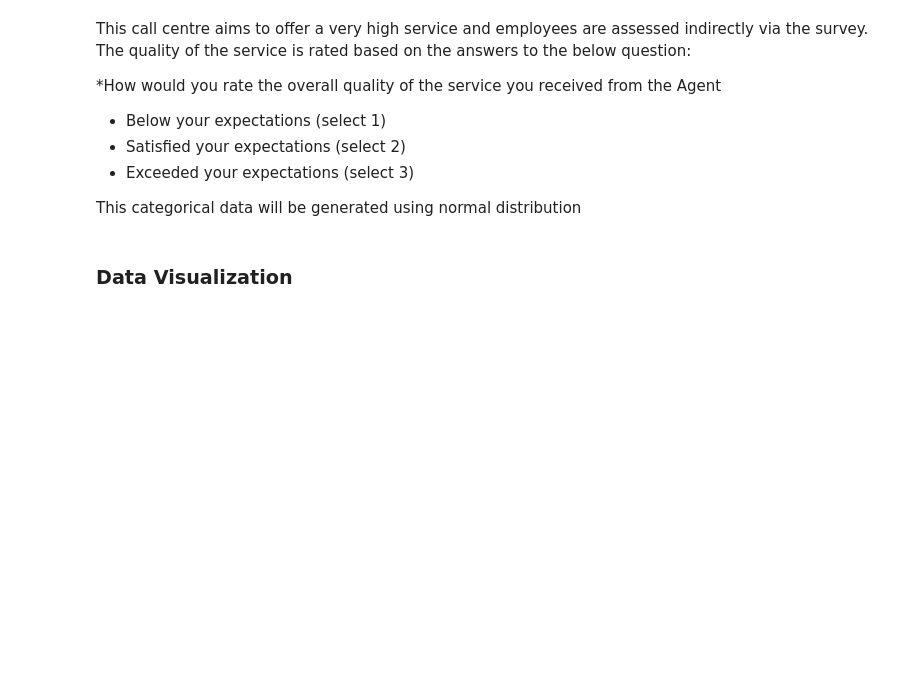
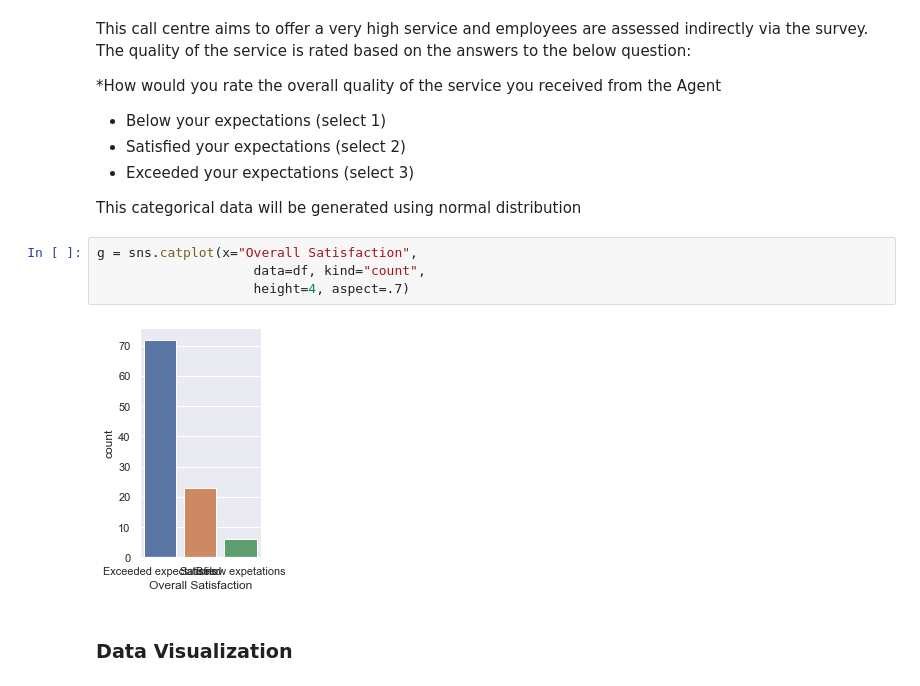
Before and after one commit to KatarzynaConnell/ProgDA_Project2019, a Jupyter notebook: Customer Satisfaction measurement.ipynb, the cells around one changed output. Drawn from its saved outputs; the diff is of its cells as text; blank space fills up the shorter version.

```diff
--- a/Customer Satisfaction measurement.ipynb
+++ b/Customer Satisfaction measurement.ipynb
@@ -89,6 +129,12 @@ This call centre aims to offer a very high service and employees are assessed in
  - Exceeded your expectations (select 3)
 
  This categorical data will be generated using normal distribution
+# %%
+g = sns.catplot(x="Overall Satisfaction",
+                    data=df, kind="count",
+                    height=4, aspect=.7)
+# %% [output]
+[figure, added]
 # %% [markdown]
 ### Data Visualization
 # %%
```
Also changed, not shown: parts of 11 cells of this notebook, 3 other files.
